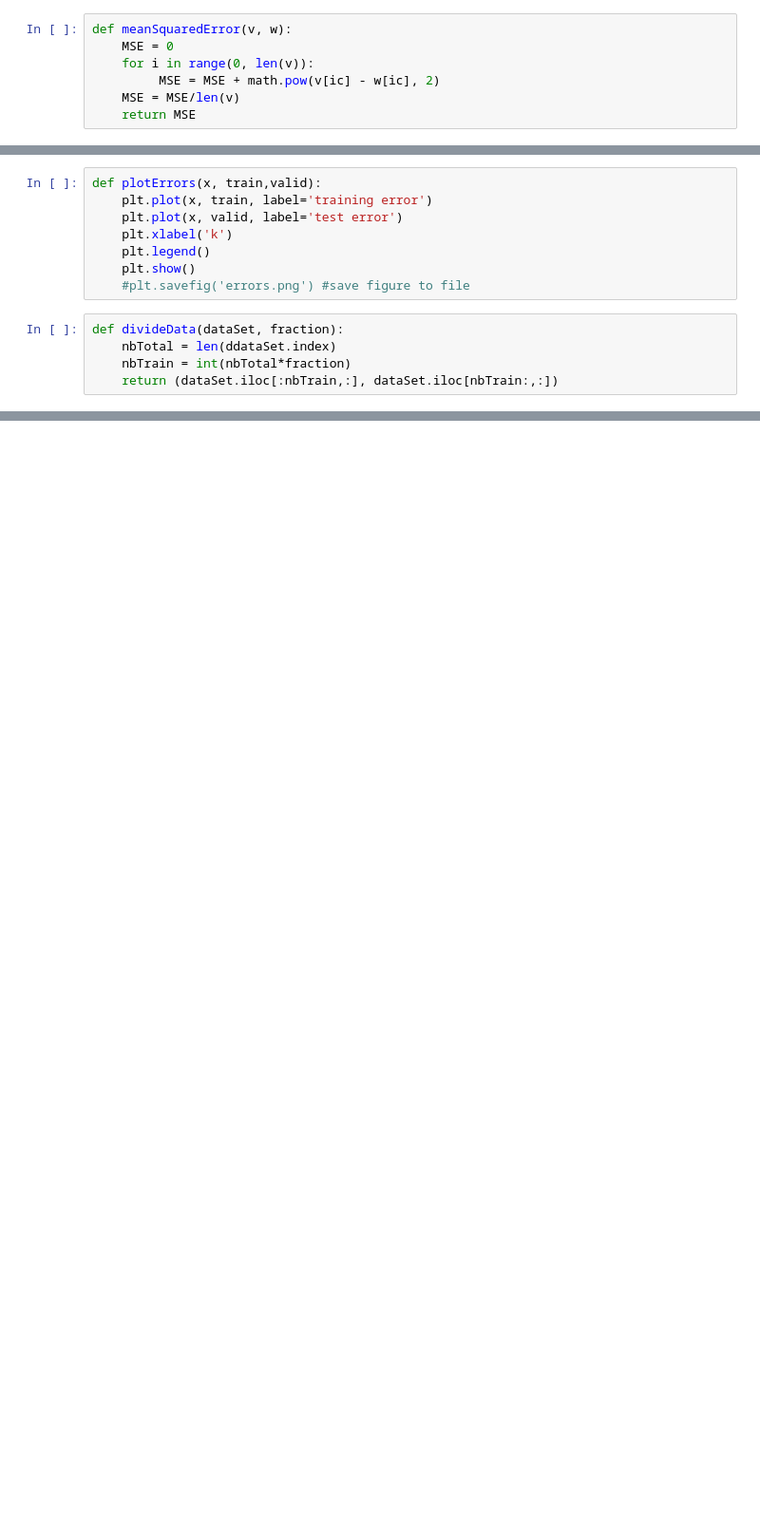
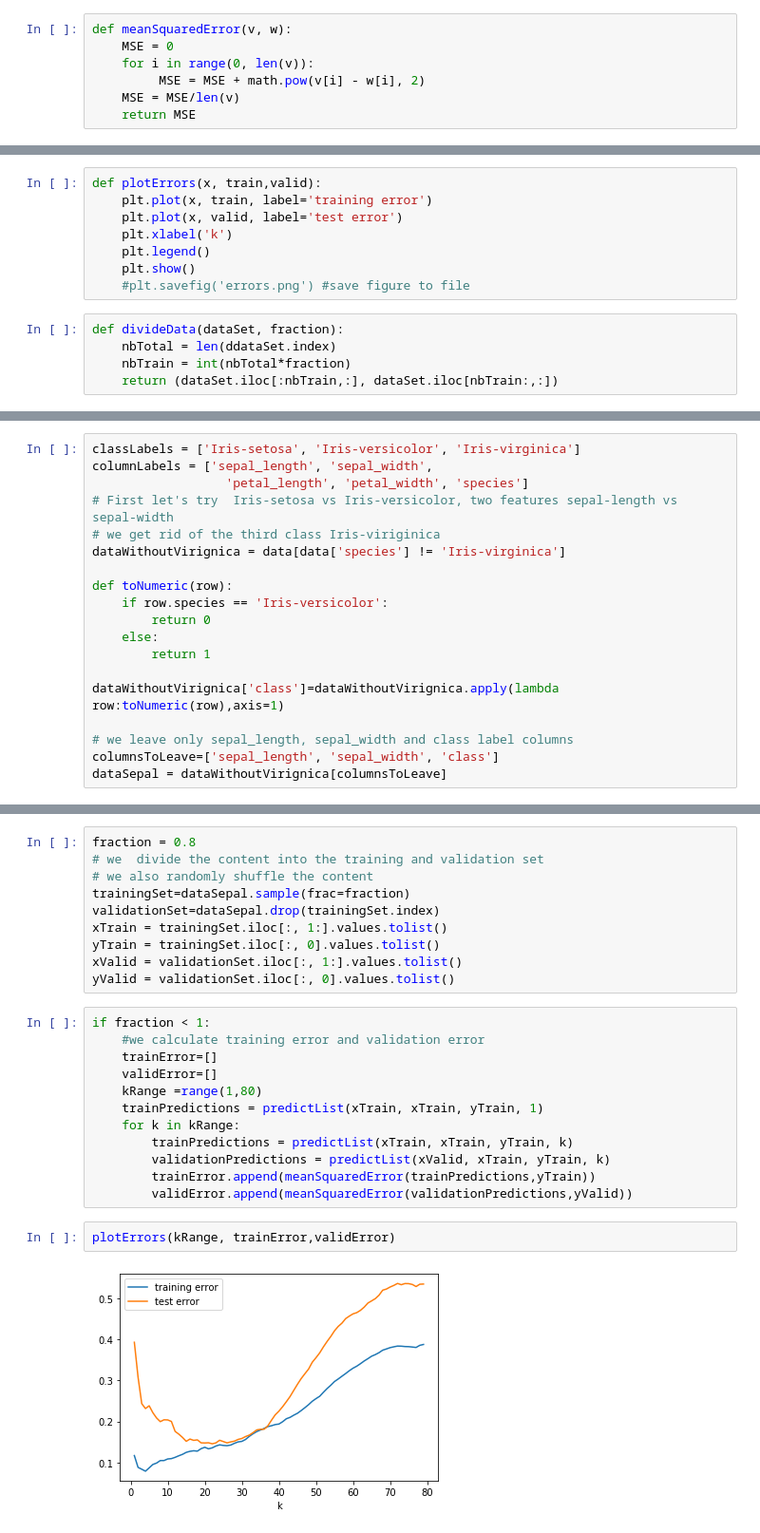
Before and after one commit to KSkwarczynski/Python, a Jupyter notebook: dataScienceAndML/kNNother/kNN.ipynb, the cells around one changed output, grey strips where cells are left out. Shown at 95% size. Cells and saved outputs as stored; diff of their text form; blank space fills up the shorter version.

```diff
--- a/dataScienceAndML/kNNother/kNN.ipynb
+++ b/dataScienceAndML/kNNother/kNN.ipynb
@@ -85,6 +85,6 @@ def majorityVote(neighbours):
 def meanSquaredError(v, w):
     MSE = 0
     for i in range(0, len(v)):
-         MSE = MSE + math.pow(v[ic] - w[ic], 2)
+         MSE = MSE + math.pow(v[i] - w[i], 2)
     MSE = MSE/len(v)
     return MSE
@@ -176,0 +188,19 @@ runTests()
+# %%
+classLabels = ['Iris-setosa', 'Iris-versicolor', 'Iris-virginica']
+columnLabels = ['sepal_length', 'sepal_width',
+                  'petal_length', 'petal_width', 'species']
+# First let's try  Iris-setosa vs Iris-versicolor, two features sepal-length vs sepal-width
+# we get rid of the third class Iris-viriginica
+dataWithoutVirignica = data[data['species'] != 'Iris-virginica']
+
+def toNumeric(row):
+    if row.species == 'Iris-versicolor':
+        return 0
+    else:
+        return 1
+
+dataWithoutVirignica['class']=dataWithoutVirignica.apply(lambda row:toNumeric(row),axis=1)
+
+# we leave only sepal_length, sepal_width and class label columns
+columnsToLeave=['sepal_length', 'sepal_width', 'class']
+dataSepal = dataWithoutVirignica[columnsToLeave]
@@ -176,0 +212,26 @@ runTests()
+# %%
+fraction = 0.8
+# we  divide the content into the training and validation set
+# we also randomly shuffle the content
+trainingSet=dataSepal.sample(frac=fraction)
+validationSet=dataSepal.drop(trainingSet.index)
+xTrain = trainingSet.iloc[:, 1:].values.tolist()
+yTrain = trainingSet.iloc[:, 0].values.tolist()
+xValid = validationSet.iloc[:, 1:].values.tolist()
+yValid = validationSet.iloc[:, 0].values.tolist()
+# %%
+if fraction < 1:
+    #we calculate training error and validation error
+    trainError=[]
+    validError=[]
+    kRange =range(1,80)
+    trainPredictions = predictList(xTrain, xTrain, yTrain, 1)
+    for k in kRange:
+        trainPredictions = predictList(xTrain, xTrain, yTrain, k)
+        validationPredictions = predictList(xValid, xTrain, yTrain, k)
+        trainError.append(meanSquaredError(trainPredictions,yTrain))
+        validError.append(meanSquaredError(validationPredictions,yValid))
+# %%
+plotErrors(kRange, trainError,validError)
+# %% [output]
+[figure, added]
```
Also changed, not shown: parts of 9 cells of this notebook.
